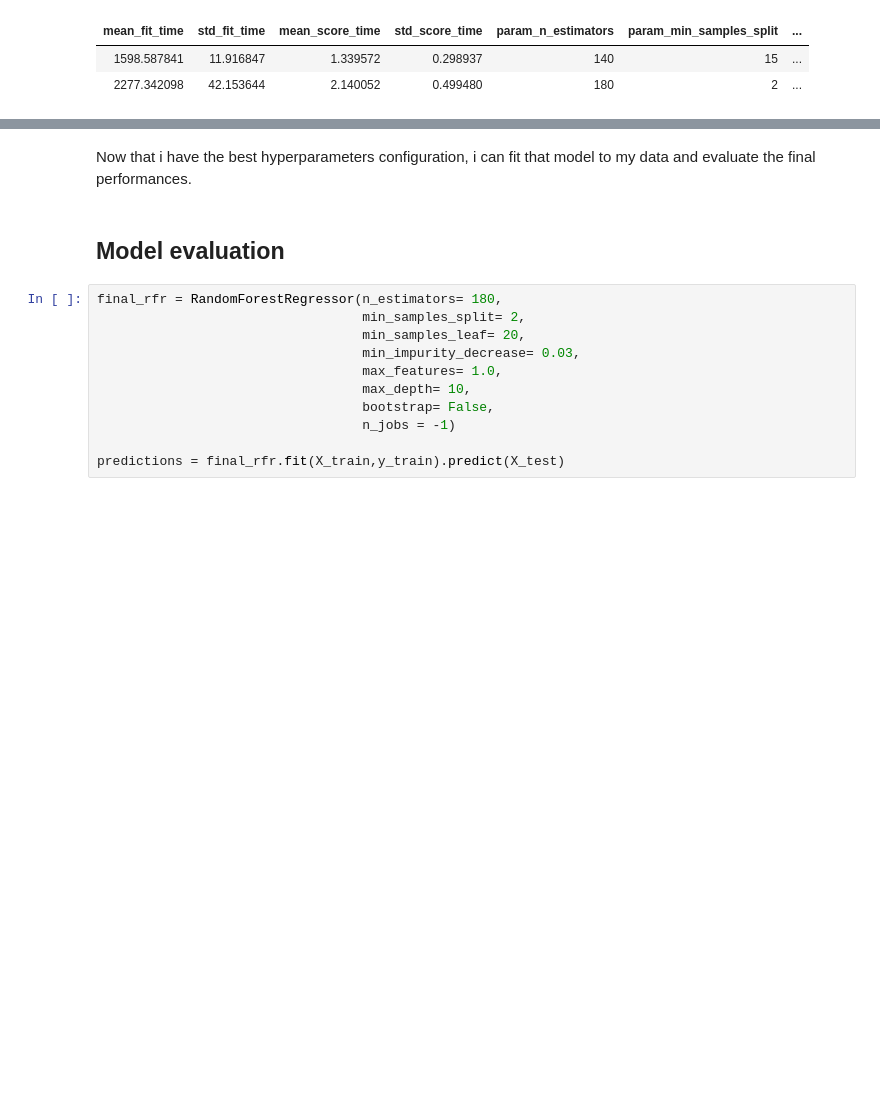
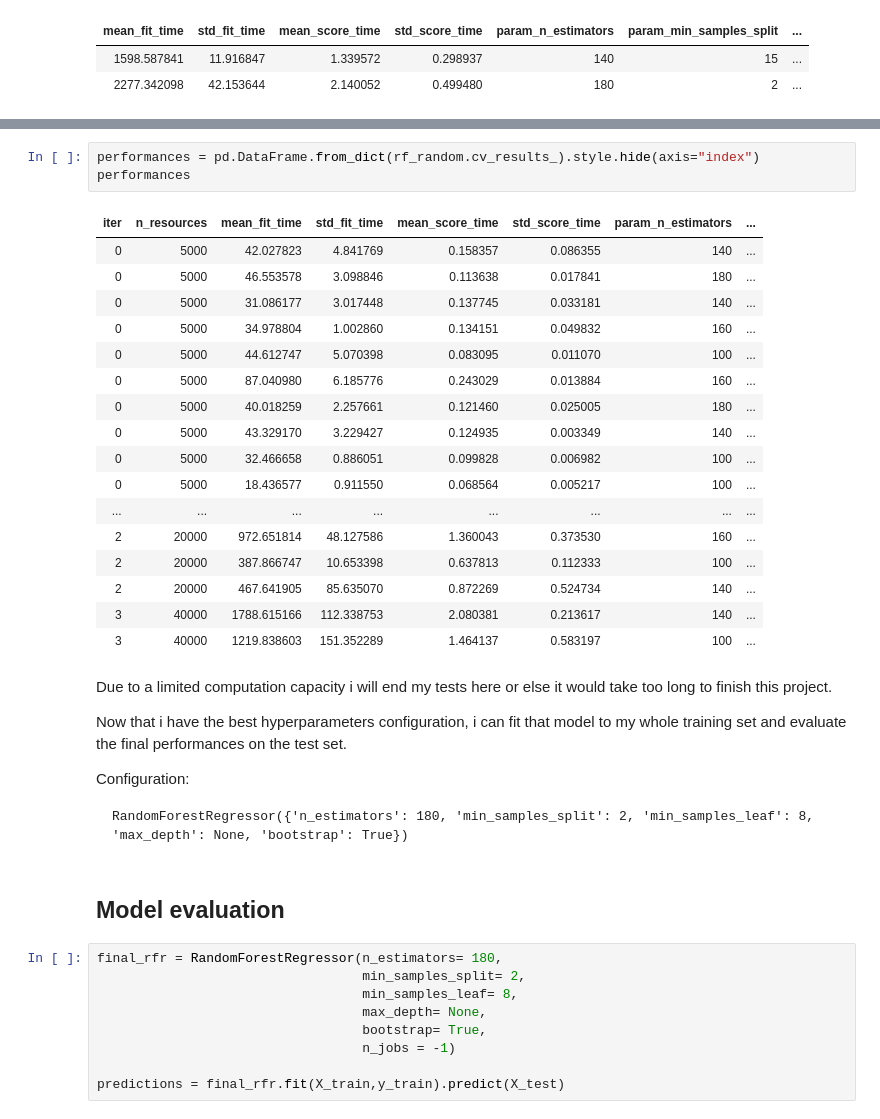
Before and after one commit to SamuelMagnano/Kaggle_Weather_prediction, a Jupyter notebook: Weather_Prediction.ipynb, the cells around one changed output, grey strips where cells are left out. Cells and saved outputs as stored; diff of their text form; blank space fills up the shorter version.

Commit message:
Update Weather_Prediction.ipynb
Completed the project with the best configuration i was able to find

````diff
--- a/Weather_Prediction.ipynb
+++ b/Weather_Prediction.ipynb
@@ -684,15 +725,42 @@ performances
+# %%
+performances = pd.DataFrame.from_dict(rf_random.cv_results_).style.hide(axis="index")
+performances
+# %% [output]
+| iter | n_resources | mean_fit_time | std_fit_time | mean_score_time | std_score_time | param_n_estimators | ... |
+| 0 | 5000 | 42.027823 | 4.841769 | 0.158357 | 0.086355 | 140 | ... |
+| 0 | 5000 | 46.553578 | 3.098846 | 0.113638 | 0.017841 | 180 | ... |
+| 0 | 5000 | 31.086177 | 3.017448 | 0.137745 | 0.033181 | 140 | ... |
+| 0 | 5000 | 34.978804 | 1.002860 | 0.134151 | 0.049832 | 160 | ... |
+| 0 | 5000 | 44.612747 | 5.070398 | 0.083095 | 0.011070 | 100 | ... |
+| 0 | 5000 | 87.040980 | 6.185776 | 0.243029 | 0.013884 | 160 | ... |
+| 0 | 5000 | 40.018259 | 2.257661 | 0.121460 | 0.025005 | 180 | ... |
+| 0 | 5000 | 43.329170 | 3.229427 | 0.124935 | 0.003349 | 140 | ... |
+| 0 | 5000 | 32.466658 | 0.886051 | 0.099828 | 0.006982 | 100 | ... |
+| 0 | 5000 | 18.436577 | 0.911550 | 0.068564 | 0.005217 | 100 | ... |
+| ... | ... | ... | ... | ... | ... | ... | ... |
+| 2 | 20000 | 972.651814 | 48.127586 | 1.360043 | 0.373530 | 160 | ... |
+| 2 | 20000 | 387.866747 | 10.653398 | 0.637813 | 0.112333 | 100 | ... |
+| 2 | 20000 | 467.641905 | 85.635070 | 0.872269 | 0.524734 | 140 | ... |
+| 3 | 40000 | 1788.615166 | 112.338753 | 2.080381 | 0.213617 | 140 | ... |
+| 3 | 40000 | 1219.838603 | 151.352289 | 1.464137 | 0.583197 | 100 | ... |
 # %% [markdown]
-Now that i have the best hyperparameters configuration, i can fit that model to my data and evaluate the final performances.
+Due to a limited computation capacity i will end my tests here or else it would take too long to finish this project.
+
+Now that i have the best hyperparameters configuration, i can fit that model to my whole training set and evaluate the final performances on the test set.
+
+Configuration:
+
+```
+RandomForestRegressor({'n_estimators': 180, 'min_samples_split': 2, 'min_samples_leaf': 8, 'max_depth': None, 'bootstrap': True})
+```
 # %% [markdown]
 ## Model evaluation
 # %%
 final_rfr = RandomForestRegressor(n_estimators= 180,
                                   min_samples_split= 2,
-                                  min_samples_leaf= 20,
-                                  min_impurity_decrease= 0.03,
-                                  max_features= 1.0,
-                                  max_depth= 10,
-                                  bootstrap= False,
+                                  min_samples_leaf= 8,
+                                  max_depth= None,
+                                  bootstrap= True,
                                   n_jobs = -1)
 
 predictions = final_rfr.fit(X_train,y_train).predict(X_test)
````
Also changed, not shown: parts of 9 cells of this notebook.
